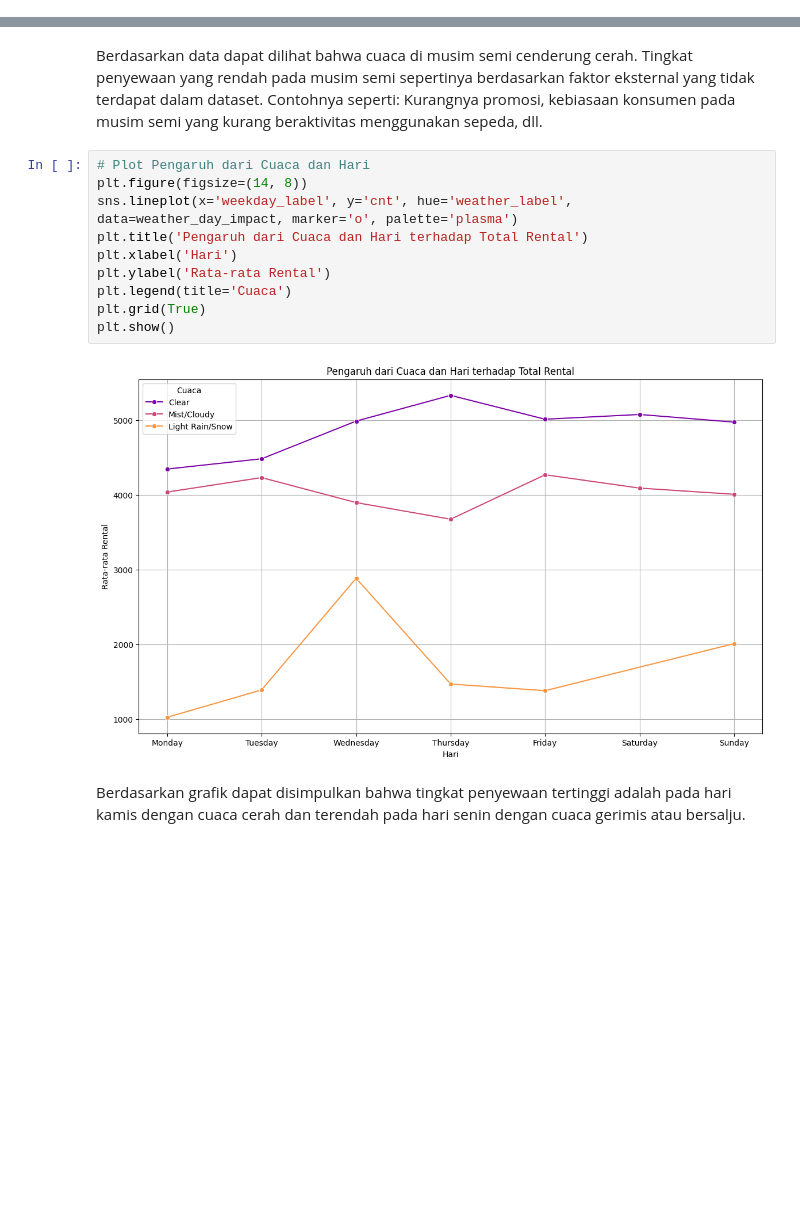
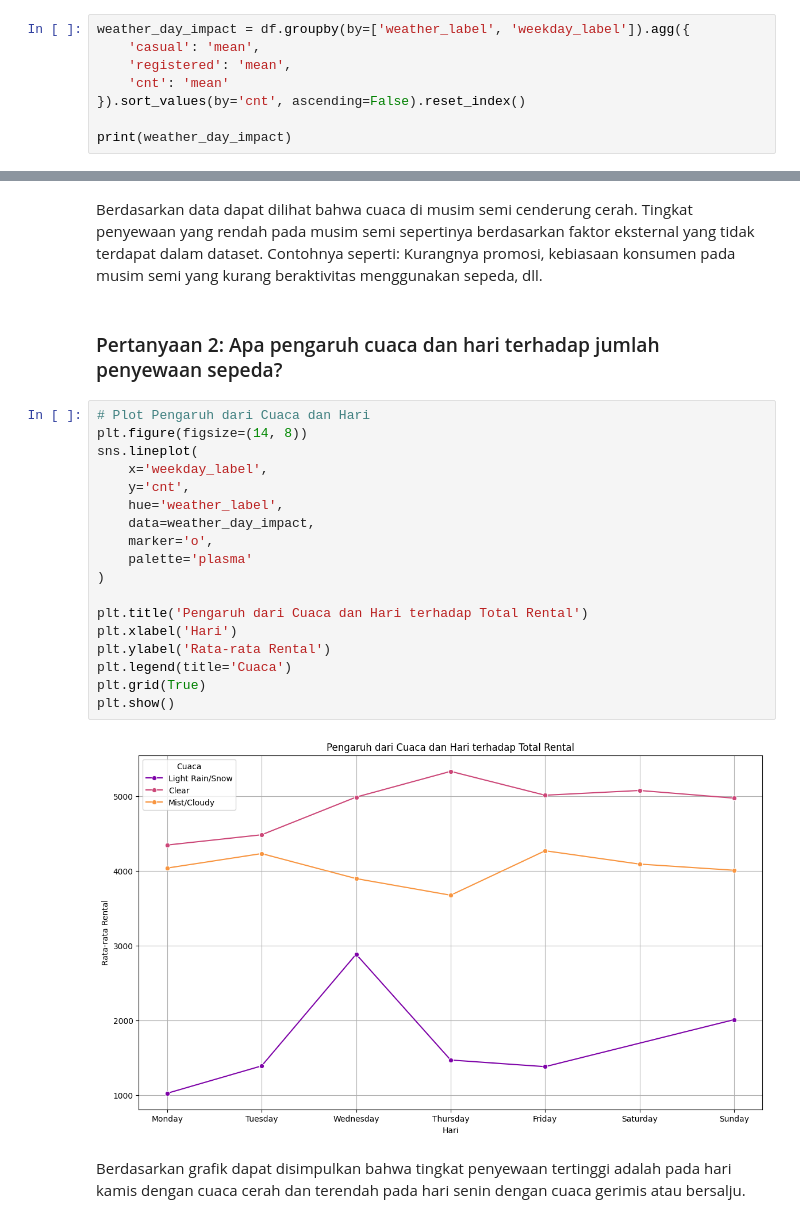
Before and after one commit to Haiqelhakeem/bike-sharing-analysis, a Jupyter notebook: Submission_Data_Analysis_Haiqel_A_H.ipynb, the cells around one changed output, grey strips where cells are left out. Saved outputs shown, nothing was run; the diff lists cells and outputs as text; blank space fills up the shorter version.

```diff
--- a/Submission_Data_Analysis_Haiqel_A_H.ipynb
+++ b/Submission_Data_Analysis_Haiqel_A_H.ipynb
@@ -217,0 +253,8 @@ print(weather_day_impact)
+# %%
+weather_day_impact = df.groupby(by=['weather_label', 'weekday_label']).agg({
+    'casual': 'mean',
+    'registered': 'mean',
+    'cnt': 'mean'
+}).sort_values(by='cnt', ascending=False).reset_index()
+
+print(weather_day_impact)
@@ -276,16 +357,26 @@ plt.show()
 # %% [markdown]
 Berdasarkan data dapat dilihat bahwa cuaca di musim semi cenderung cerah. Tingkat penyewaan yang rendah pada musim semi sepertinya berdasarkan faktor eksternal yang tidak terdapat dalam dataset. Contohnya seperti: Kurangnya promosi, kebiasaan konsumen pada musim semi yang kurang beraktivitas menggunakan sepeda, dll.
+# %% [markdown]
+### Pertanyaan 2: Apa pengaruh cuaca dan hari terhadap jumlah penyewaan sepeda?
 # %%
 # Plot Pengaruh dari Cuaca dan Hari
 plt.figure(figsize=(14, 8))
-sns.lineplot(x='weekday_label', y='cnt', hue='weather_label', data=weather_day_impact, marker='o', palette='plasma')
+sns.lineplot(
+    x='weekday_label',
+    y='cnt',
+    hue='weather_label',
+    data=weather_day_impact,
+    marker='o',
+    palette='plasma'
+)
+
 plt.title('Pengaruh dari Cuaca dan Hari terhadap Total Rental')
 plt.xlabel('Hari')
 plt.ylabel('Rata-rata Rental')
 plt.legend(title='Cuaca')
 plt.grid(True)
 plt.show()
 # %% [output]
-[figure, old version]
+[figure, new version]
 # %% [markdown]
 Berdasarkan grafik dapat disimpulkan bahwa tingkat penyewaan tertinggi adalah pada hari kamis dengan cuaca cerah dan terendah pada hari senin dengan cuaca gerimis atau bersalju.
```
Also changed, not shown: parts of 36 cells of this notebook, 1 other file.
